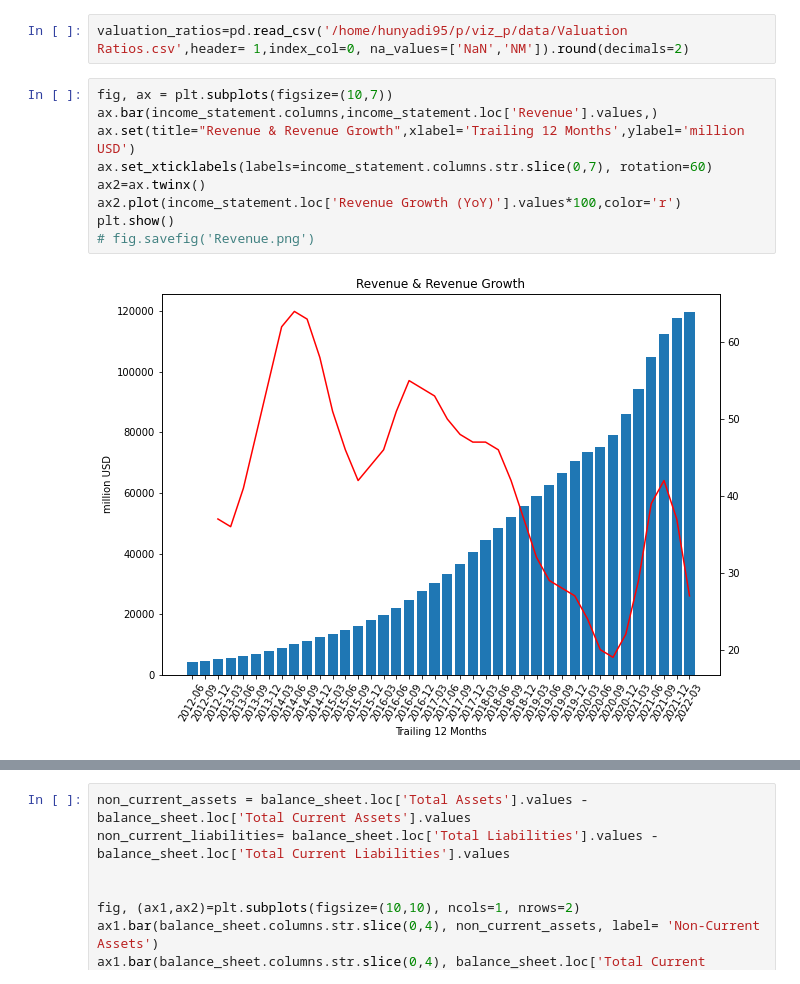
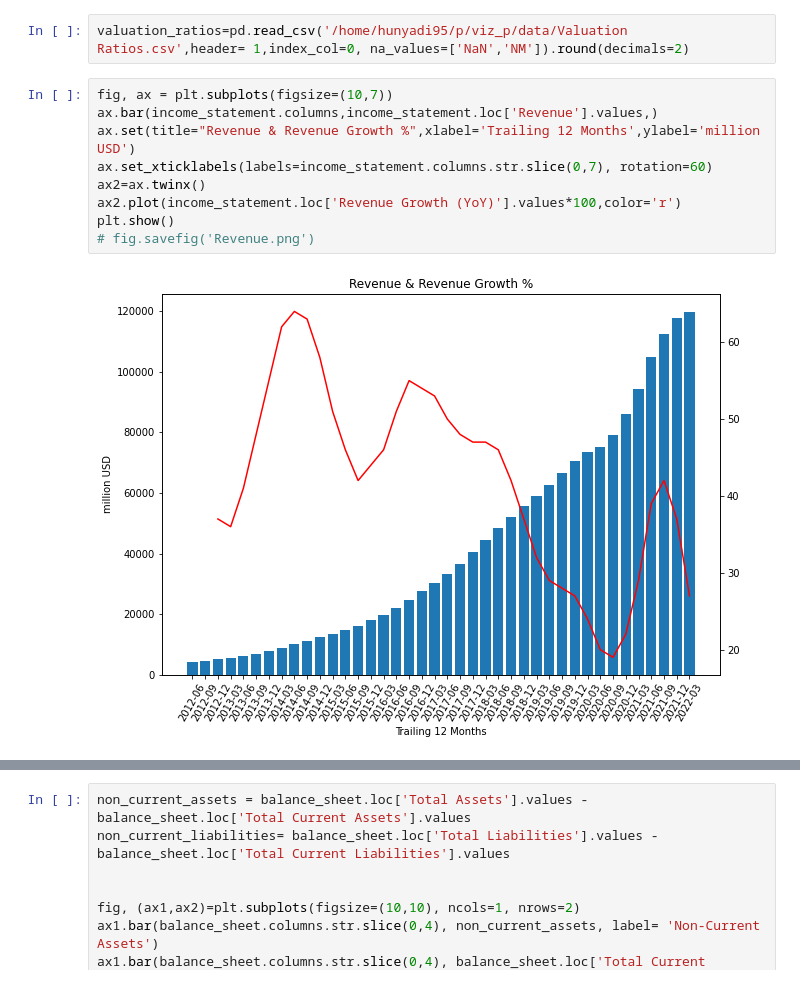
Before and after one commit to hunyadi95/Python-Visualization-of-stocks-fundamentals, a Jupyter notebook: main.ipynb, the cells around one changed output, grey strips where cells are left out. Cells and saved outputs as stored; diff of their text form.

```diff
--- a/main.ipynb
+++ b/main.ipynb
@@ -15,12 +36,12 @@ valuation_ratios=pd.read_csv('/home/hunyadi95/p/viz_p/data/Valuation Ratios.csv'
 # %%
 fig, ax = plt.subplots(figsize=(10,7))
 ax.bar(income_statement.columns,income_statement.loc['Revenue'].values,)
-ax.set(title="Revenue & Revenue Growth",xlabel='Trailing 12 Months',ylabel='million USD')
+ax.set(title="Revenue & Revenue Growth %",xlabel='Trailing 12 Months',ylabel='million USD')
 ax.set_xticklabels(labels=income_statement.columns.str.slice(0,7), rotation=60)
 ax2=ax.twinx()
 ax2.plot(income_statement.loc['Revenue Growth (YoY)'].values*100,color='r')
 plt.show()
 # fig.savefig('Revenue.png')
 # %% [output]
-[figure, old version]
+[figure, new version]
 # %%
```
Also changed, not shown: parts of 3 cells of this notebook.
